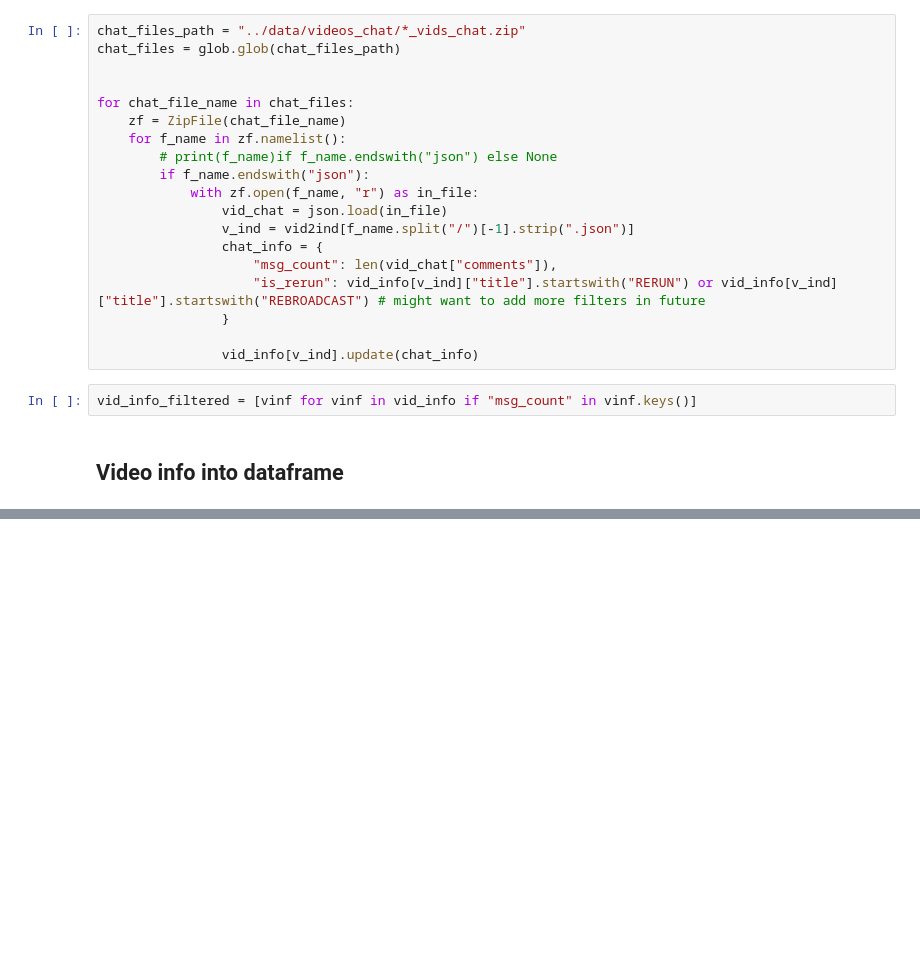
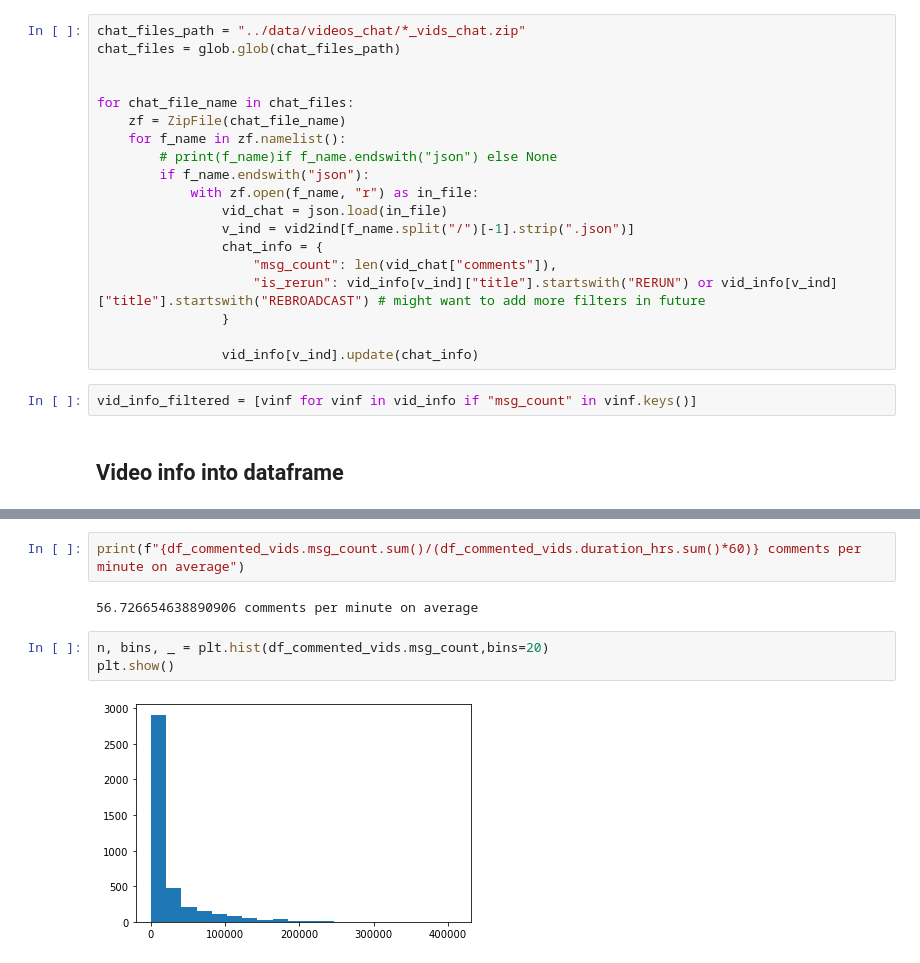
Before and after one commit to maugl/chat-highlight-detection, a Jupyter notebook: twitch_scripts/TwitchChatDLAnalysis.ipynb, the cells around one changed output, grey strips where cells are left out. Saved outputs shown, nothing was run; the diff lists cells and outputs as text; blank space fills up the shorter version.

```diff
--- a/twitch_scripts/TwitchChatDLAnalysis.ipynb
+++ b/twitch_scripts/TwitchChatDLAnalysis.ipynb
@@ -129,0 +222,9 @@ most recent video from  2021-09-02 07:18:20+00:00
+# %%
+print(f"{df_commented_vids.msg_count.sum()/(df_commented_vids.duration_hrs.sum()*60)} comments per minute on average")
+# %% [output]
+56.726654638890906 comments per minute on average
+# %%
+n, bins, _ = plt.hist(df_commented_vids.msg_count,bins=20)
+plt.show()
+# %% [output]
+[figure, added]
```
Also changed, not shown: parts of 68 cells of this notebook, 2 other files.
